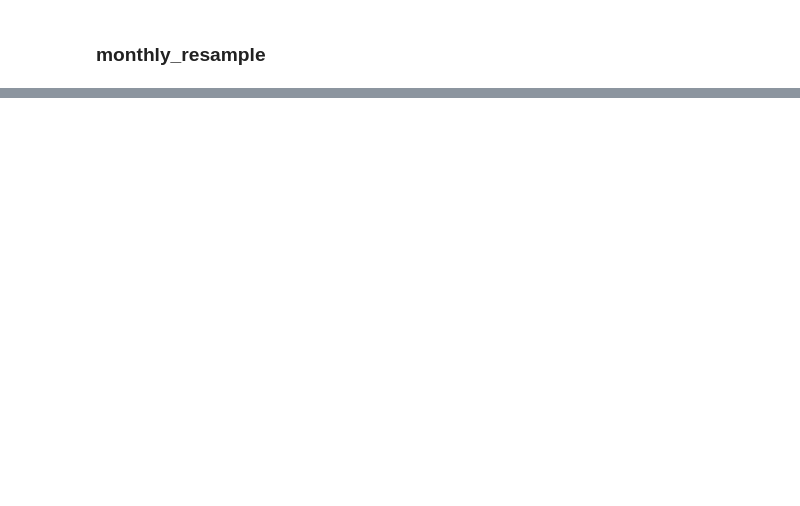
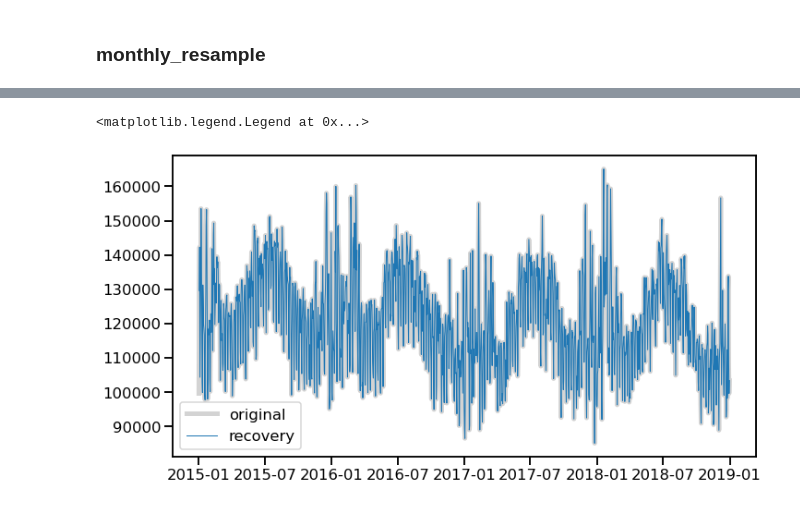
Before and after one commit to 21ckwj/Data-Analysis, a Jupyter notebook: clone coding/demand_forecast_이제현님.ipynb, the cells around one changed output, grey strips where cells are left out. Saved outputs shown, nothing was run; the diff lists cells and outputs as text; code cells hidden in the pictures; blank space fills up the shorter version.

```diff
--- a/clone coding/demand_forecast_이제현님.ipynb
+++ b/clone coding/demand_forecast_이제현님.ipynb
@@ -176,0 +252,8 @@ axs[0].set_xlim(datetime.datetime(2015,1,1), datetime.datetime(2020,10,16))
+# %%
+fig, ax = plt.subplots(figsize=(10,5),constrained_layout=True)
+ax.plot(df_train.index, df_train['demand'],color='lightgray',lw=5,label='original')
+ax.plot(df_train.index, df_train['demand_diff'].cumsum()+ df_train['demand'].iloc[0],lw=1,label='recovery')
+ax.legend()
+# %% [output]
+<matplotlib.legend.Legend at 0x...>
+[figure, added]
```
Also changed, not shown: parts of 8 cells of this notebook.
